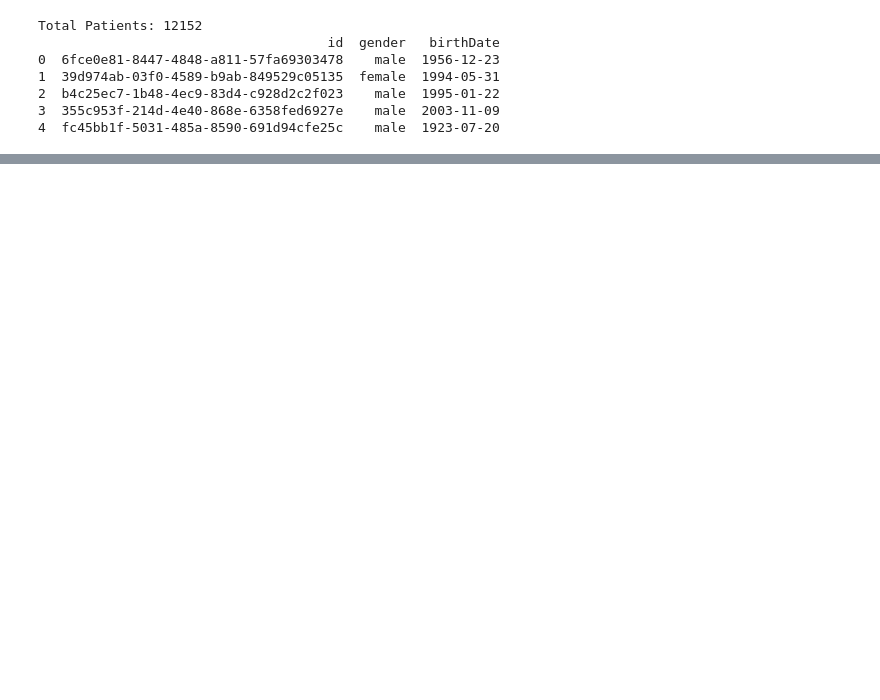
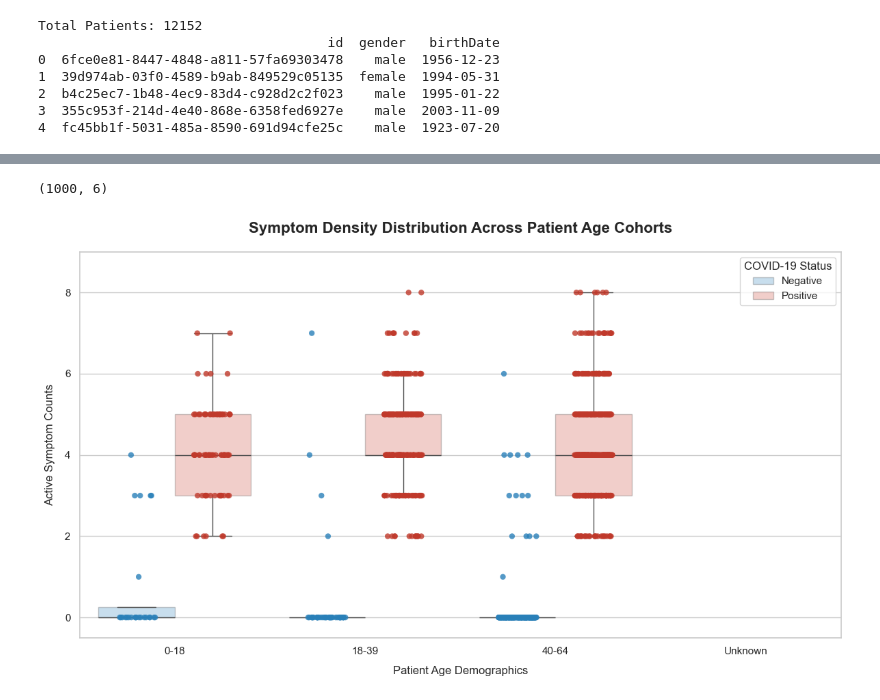
Before and after one commit to dawit-hailu/DS522-FHIR-PROJECT, a Jupyter notebook: DS522-TP02-FHIR-Client.ipynb, the cells around one changed output, grey strips where cells are left out. Saved outputs shown, nothing was run; the diff lists cells and outputs as text; code cells hidden in the pictures; blank space fills up the shorter version.

Commit message:
Tp02 progress update
- add analytics module
- add visualization on sample patients

```diff
--- a/DS522-TP02-FHIR-Client.ipynb
+++ b/DS522-TP02-FHIR-Client.ipynb
@@ -81,0 +97,7 @@ Total Patients: 12152
+# %%
+from analysis_module import FHIRDataAnalyzer
+
+analyzer = FHIRDataAnalyzer(base_url=FHIR_SERVER)
+
+sample_patient_id = df['id'].iloc[0] if not df.empty else None
+prettyPrnt.pprint(f"Analyzing data for patient ID: {sample_patient_id}")
@@ -81,0 +158,35 @@ Total Patients: 12152
+# %%
+df_sample_patients = pd.DataFrame(analyzer.get_patients(count=1000)) #returns 500 by default, can specify count in method call
+print(df_sample_patients.shape)
+# get sample patient ids
+# df_sample_patients = df_patients.sample(1000)
+# print(df_sample_patients.shape)
+visualization_data = []
+
+for patient in df_sample_patients.itertuples():
+    patient_id = patient.id
+
+    b_date = patient.birthDate
+
+    if b_date:
+        age_group = analyzer.get_patient_age_group(birth_date=b_date)
+    else:
+        age_group = "Unknown"
+
+    symptom_count = analyzer.get_covid_symptoms_by_patient(patient_id, COVID_SYMPTOM_CODES)['symptoms_count']
+    covid_positive = "Positive" if analyzer.patient_has_covid(patient_id) else "Negative"
+
+    # print(f"Patient ID: {patient_id}, Age Group: {age_group}, Symptom Count: {symptom_count}, COVID Positive: {covid_positive}")
+
+    visualization_data.append({
+        "patient_id": patient_id,
+        "age_group": age_group,
+        "symptom_count": symptom_count,
+        "covid_positive": covid_positive
+    })
+# %% [output]
+(1000, 6)
+# %%
+analyzer.covid_symptom_distribution_by_age_group(visualization_data)
+# %% [output]
+[figure, added]
```
Also changed, not shown: parts of 13 cells of this notebook, 2 other files.
